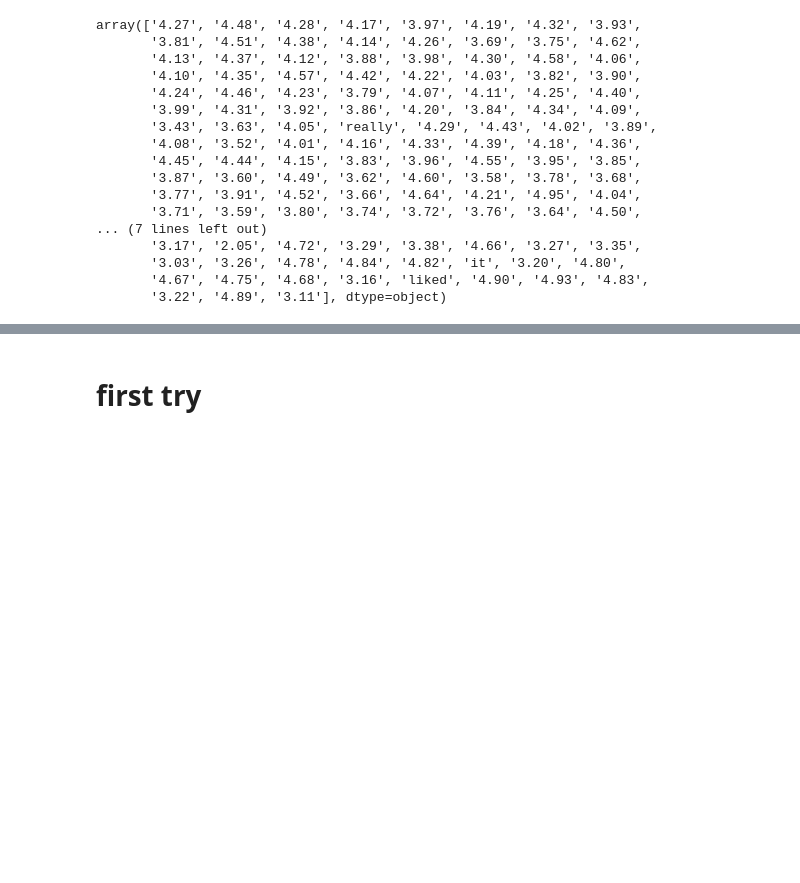
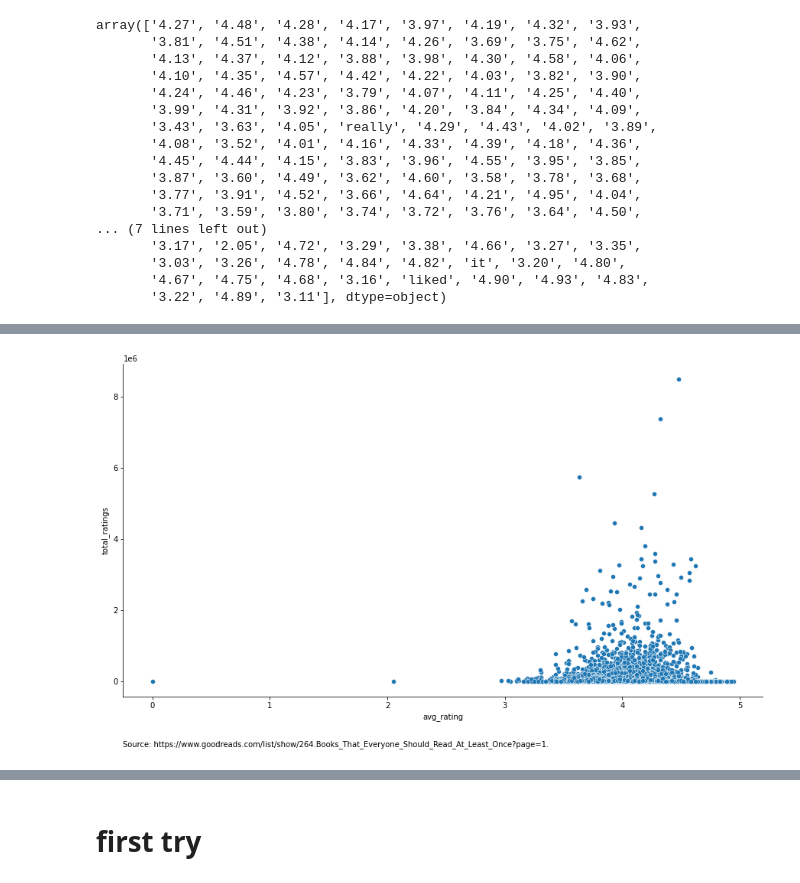
Before and after one commit to Lostinworlds/ClusteringReadingList, a Jupyter notebook: clusters-in-goodreads-reading-list.ipynb, the cells around one changed output, grey strips where cells are left out. Cells and saved outputs as stored; diff of their text form; code cells hidden in the pictures; blank space fills up the shorter version.

Commit message:
Kaggle Notebook | Clusters in Goodreads reading list | Version 3

```diff
--- a/clusters-in-goodreads-reading-list.ipynb
+++ b/clusters-in-goodreads-reading-list.ipynb
@@ -100,0 +154,9 @@ px.histogram(df, x = "author")
+# %%
+plt.figure(figsize =(15,8))
+sns.scatterplot(x ="avg_rating", y = "total_ratings", data = df)
+
+plt.annotate('Source: https://www.goodreads.com/list/show/264.Books_That_Everyone_Should_Read_At_Least_Once?page=1. ', (0,-.15), xycoords ='axes fraction' )
+
+sns.despine(top = True, right = True, left = False, bottom = False)
+# %% [output]
+[figure, added]
```
Also changed, not shown: parts of 24 cells of this notebook.
